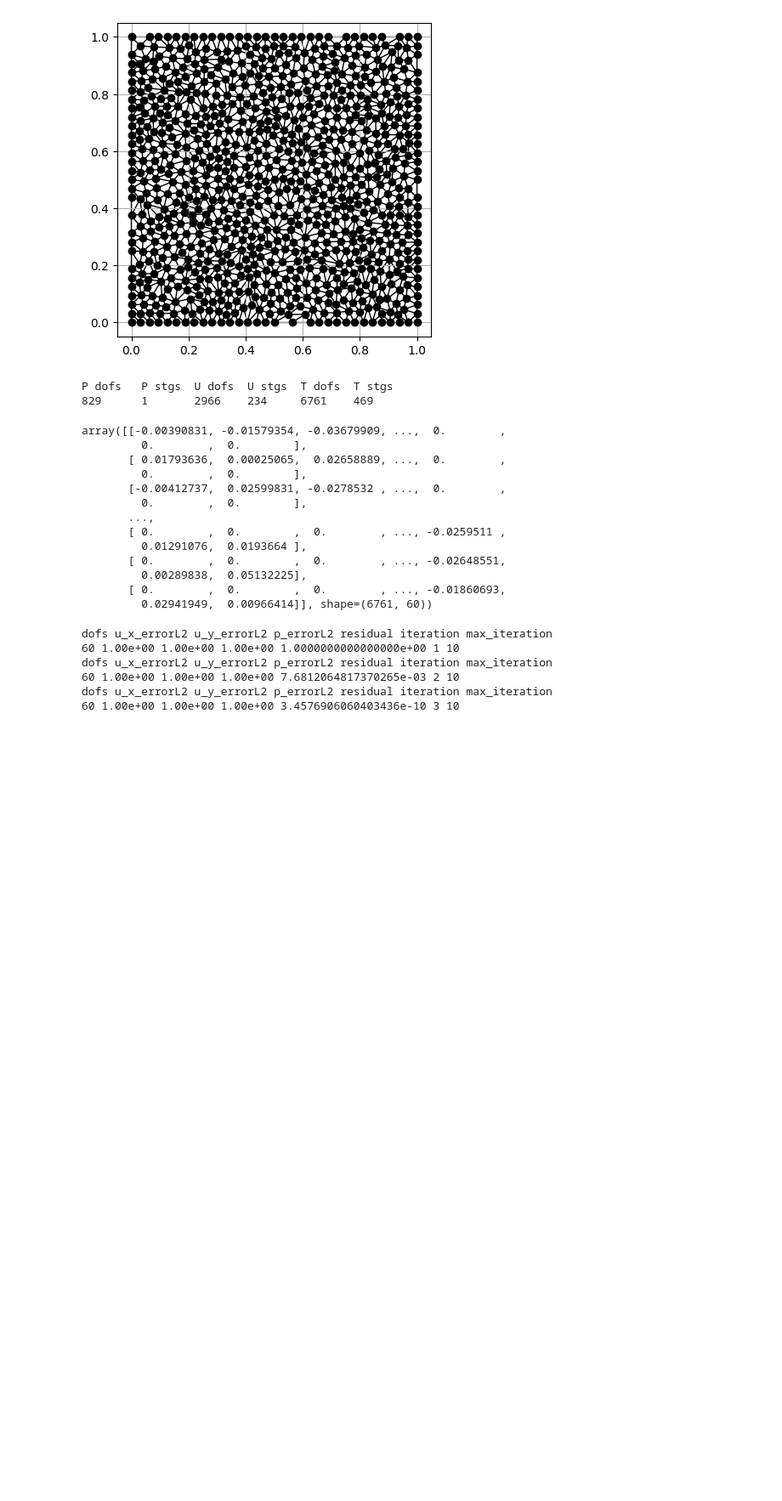
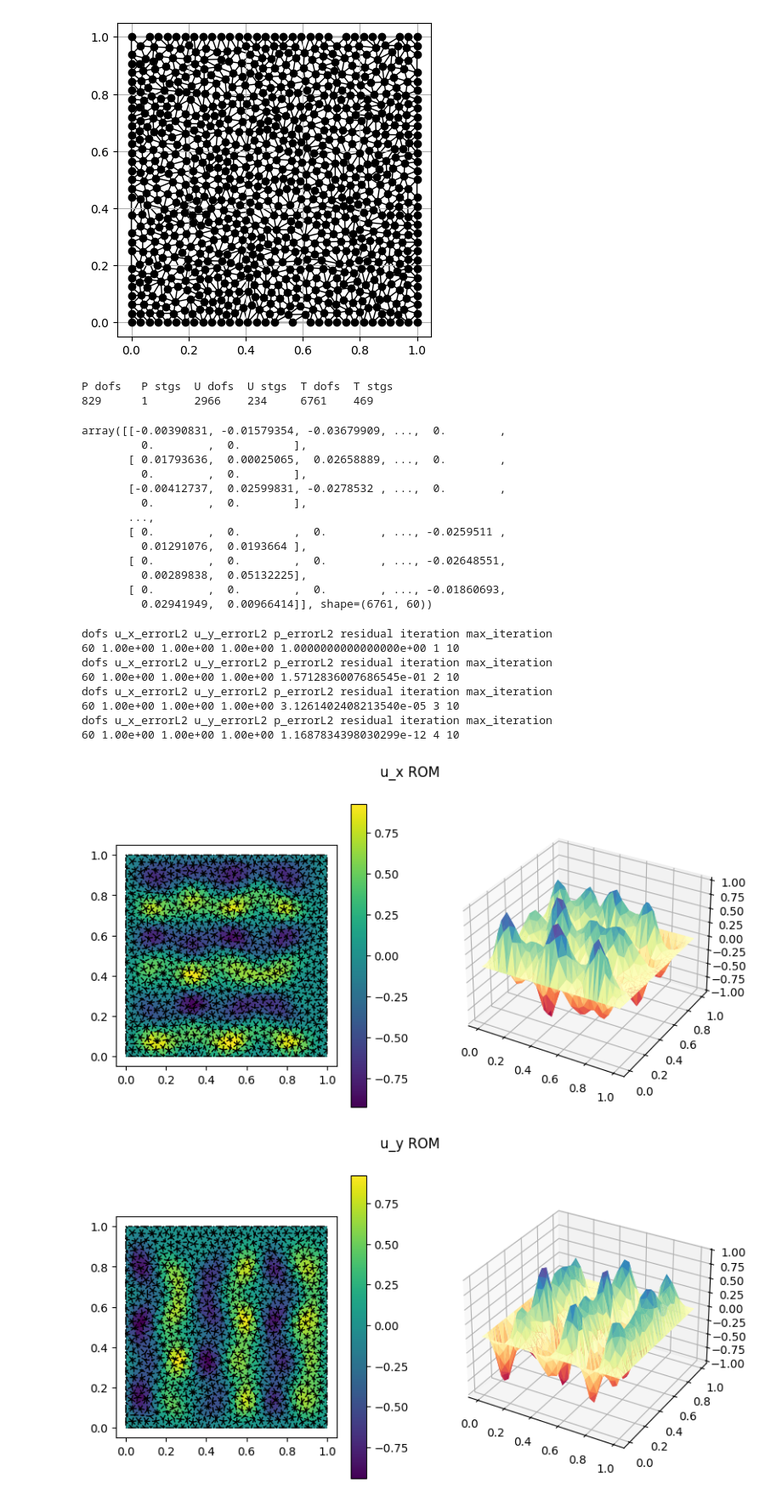
Before and after one commit to teddematteo/ModelOrderReductionProject, a Jupyter notebook: main.ipynb, the cells around one changed output. Shown at 85% size. Saved outputs shown, nothing was run; the diff lists cells and outputs as text; code cells hidden in the pictures; blank space fills up the shorter version.

Commit message:
plot_ROM_FOM

```diff
--- a/main.ipynb
+++ b/main.ipynb
@@ -185,16 +185,20 @@ array([[-0.00390831, -0.01579354, -0.03679909, ...,  0.        ,
 # %%
 newton_tol = 1.0e-6
 max_iterations = 10
-test_mu0 = 1
-test_mu1 = 1
+test_mu0 = 0.2
+test_mu1 = 3
 u_N_k, u_k = newton_solver_ROM(test_mu0,test_mu1,newton_tol,max_iterations,global_basis_function_matrix,
                                 geometry_utilities, vtk_utilities, mesh, mesh_geometric_data, tot_dofs, export_solution_path,
                                 speed_n_dofs, speed_mesh_dofs_info, speed_dofs_data, speed_reference_element_data, speed_n_strongs,
-                                pressure_n_dofs, pressure_mesh_dofs_info, pressure_dofs_data, pressure_reference_element_data, pressure_n_strongs)
+                                pressure_n_dofs, pressure_mesh_dofs_info, pressure_dofs_data, pressure_reference_element_data, pressure_n_strongs,plot=True)
 # %% [output]
 dofs u_x_errorL2 u_y_errorL2 p_errorL2 residual iteration max_iteration
 60 1.00e+00 1.00e+00 1.00e+00 1.0000000000000000e+00 1 10
 dofs u_x_errorL2 u_y_errorL2 p_errorL2 residual iteration max_iteration
-60 1.00e+00 1.00e+00 1.00e+00 7.6812064817370265e-03 2 10
+60 1.00e+00 1.00e+00 1.00e+00 1.5712836007686545e-01 2 10
 dofs u_x_errorL2 u_y_errorL2 p_errorL2 residual iteration max_iteration
-60 1.00e+00 1.00e+00 1.00e+00 3.4576906060403436e-10 3 10
+60 1.00e+00 1.00e+00 1.00e+00 3.1261402408213540e-05 3 10
+dofs u_x_errorL2 u_y_errorL2 p_errorL2 residual iteration max_iteration
+60 1.00e+00 1.00e+00 1.00e+00 1.1687834398030299e-12 4 10
+[figure, added]
+[figure, added]
```
Also changed, not shown: parts of 1 cell of this notebook, 4 other files.
